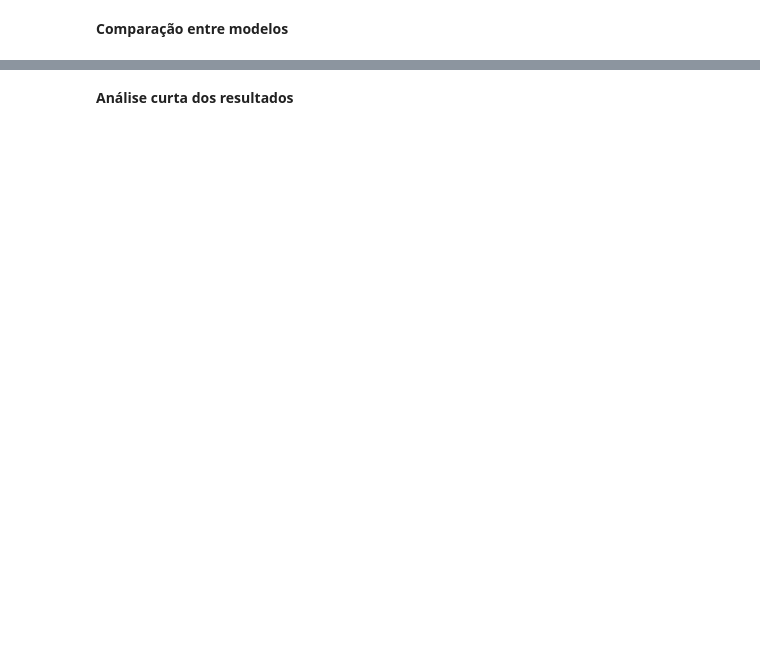
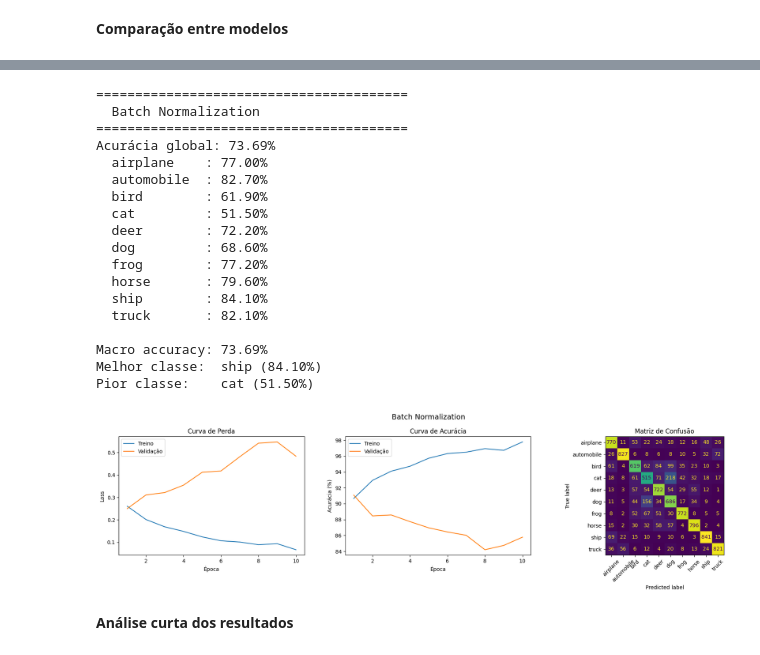
Before and after one commit to CtmoAutomacao/VisaoComputacional, a Jupyter notebook: ProvaOptativaVisaoComputacional.ipynb, the cells around one changed output, grey strips where cells are left out. Saved outputs shown, nothing was run; the diff lists cells and outputs as text; code cells hidden in the pictures; blank space fills up the shorter version.

```diff
--- a/ProvaOptativaVisaoComputacional.ipynb
+++ b/ProvaOptativaVisaoComputacional.ipynb
@@ -129,0 +166,3 @@ class BaselineCNN(nn.Module):
+# %%
+model_baseline = BaselineCNN()
+treinar(model_baseline, train_loader, test_loader)
@@ -131,0 +224,4 @@ class BaselineCNN(nn.Module):
+# %%
+# Experimento com  Batch Normalization
+model_bn = CNN_BatchNorm()
+treinar(model_bn, train_loader, test_loader)
@@ -131,0 +239,4 @@ class BaselineCNN(nn.Module):
+# %%
+# Experimento com Data Augmentation
+model_aug = BaselineCNN()
+treinar(model_aug, train_loader_aug, test_loader)
@@ -135,0 +332,17 @@ class BaselineCNN(nn.Module):
+# %%
+# ========== TREINO ==========
+historico_baseline = treinar(model_baseline, train_loader, val_loader)
+historico_bn       = treinar(model_bn, train_loader, val_loader)
+historico_aug      = treinar(model_aug, train_loader_aug, val_loader)
+
+# ========== AVALIAÇÃO DO MELHOR ==========
+acc_baseline = historico_baseline['acuracia_val'][-1]
+acc_bn       = historico_bn['acuracia_val'][-1]
+acc_aug      = historico_aug['acuracia_val'][-1]
+
+melhor_modelo = max(
+    [(model_baseline, acc_baseline),
+     (model_bn,       acc_bn),
+     (model_aug,      acc_aug)],
+    key=lambda x: x[1]
+)[0]
@@ -136,2 +437,34 @@ class BaselineCNN(nn.Module):
+# %%
+if melhor_modelo is model_baseline:
+    melhor_historico = historico_baseline
+    nome = "Baseline"
+elif melhor_modelo is model_bn:
+    melhor_historico = historico_bn
+    nome = "Batch Normalization"
+else:
+    melhor_historico = historico_aug
+    nome = "Data Augmentation"
+
+avaliar(melhor_modelo, test_loader, melhor_historico, nome_modelo=nome)
+# %% [output]
+========================================
+  Batch Normalization
+========================================
+Acurácia global: 73.69%
+  airplane    : 77.00%
+  automobile  : 82.70%
+  bird        : 61.90%
+  cat         : 51.50%
+  deer        : 72.20%
+  dog         : 68.60%
+  frog        : 77.20%
+  horse       : 79.60%
+  ship        : 84.10%
+  truck       : 82.10%
+
+Macro accuracy: 73.69%
+Melhor classe:  ship (84.10%)
+Pior classe:    cat (51.50%)
+[figure, added]
 # %% [markdown]
 **Análise curta dos resultados**
```
Also changed, not shown: parts of 16 cells of this notebook, 1 other file.
